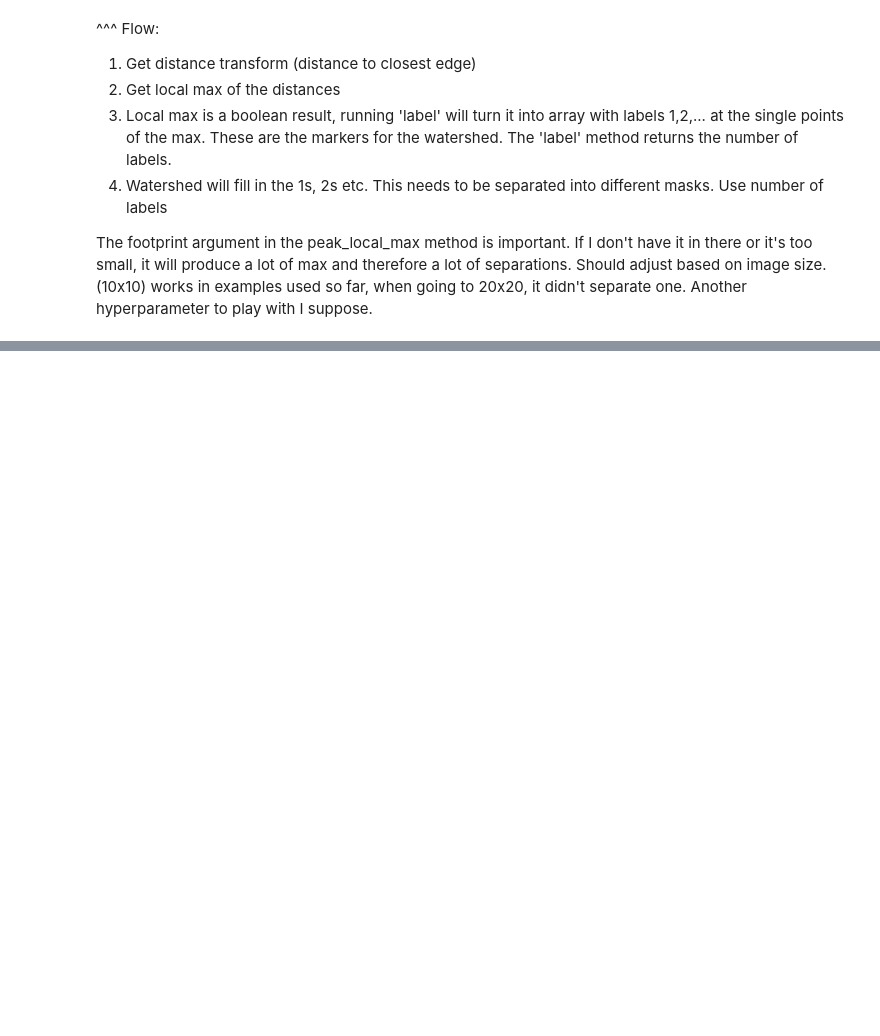
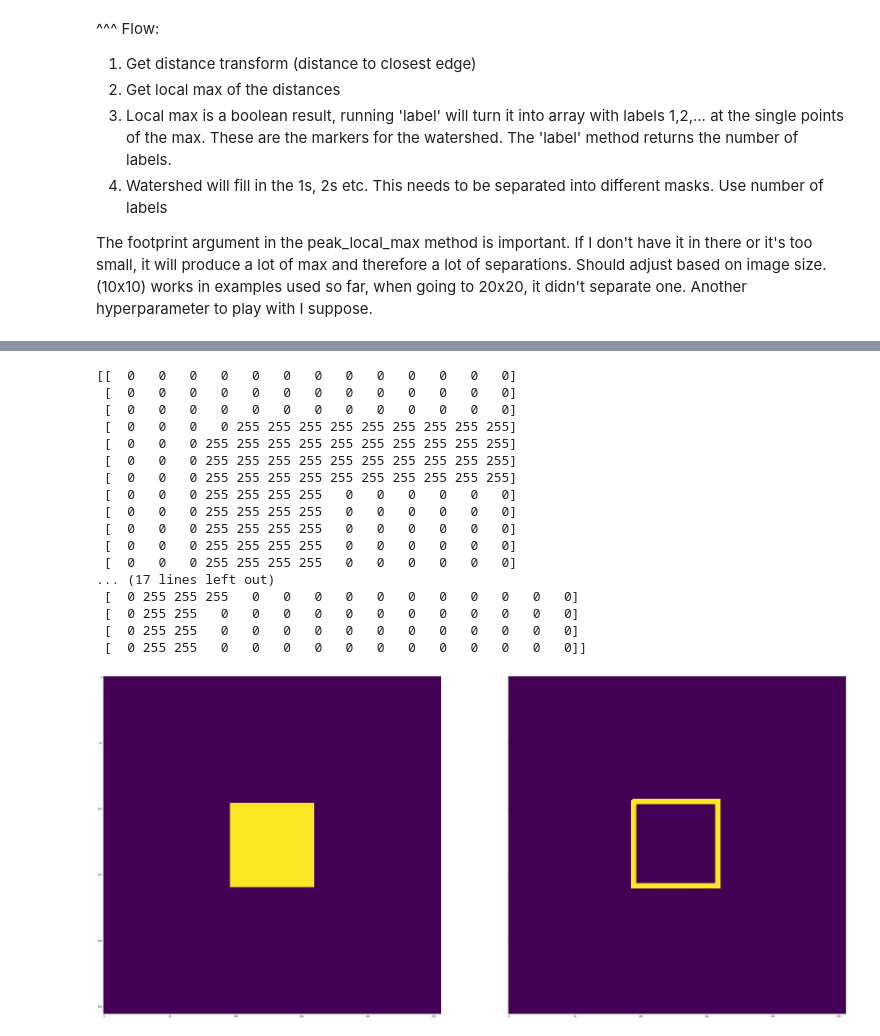
Before and after one commit to footh/nuclei, a Jupyter notebook: notebooks/image_aug_sandbox.ipynb, the cells around one changed output, grey strips where cells are left out. Cells and saved outputs as stored; diff of their text form; code cells hidden in the pictures; blank space fills up the shorter version.

Commit message:
dynamic contour size

```diff
--- a/notebooks/image_aug_sandbox.ipynb
+++ b/notebooks/image_aug_sandbox.ipynb
@@ -125,0 +158,52 @@ The footprint argument in the peak_local_max method is important. If I don't hav
+# %%
+%matplotlib inline
+import numpy as np
+import matplotlib.pyplot as plt
+from skimage import measure
+from skimage import morphology
+from PIL import Image
+
+
+x = np.zeros((256,256), dtype=np.uint8)
+x[96:160, 96:160] = 255
+
+c = np.zeros((256,256), dtype=np.uint8)
+contours = measure.find_contours(x, 0.5)
+for contour in contours:
+    contour = contour.astype(int)
+    c[contour[:, 0], contour[:, 1]] = 255
+
+sq = morphology.square(4)
+c = morphology.dilation(c, sq)
+
+fig, axes = plt.subplots(nrows=1, ncols=2, figsize=(60, 60), sharex=True, sharey=True,
+                         subplot_kw={'adjustable': 'box-forced'})
+ax = axes.ravel()
+
+ax[0].imshow(x)
+ax[1].imshow(c)
+
+print(c[90:103,90:103])
+
+src = '../train/0a7d30b252359a10fd298b638b90cb9ada3acced4e0c0e5a3692013f432ee4e9-con.png'
+imga = np.asarray(Image.open(src), dtype=np.uint8)
+print(imga[105:125,5:20])
+# %% [output]
+[[  0   0   0   0   0   0   0   0   0   0   0   0   0]
+ [  0   0   0   0   0   0   0   0   0   0   0   0   0]
+ [  0   0   0   0   0   0   0   0   0   0   0   0   0]
+ [  0   0   0   0 255 255 255 255 255 255 255 255 255]
+ [  0   0   0 255 255 255 255 255 255 255 255 255 255]
+ [  0   0   0 255 255 255 255 255 255 255 255 255 255]
+ [  0   0   0 255 255 255 255 255 255 255 255 255 255]
+ [  0   0   0 255 255 255 255   0   0   0   0   0   0]
+ [  0   0   0 255 255 255 255   0   0   0   0   0   0]
+ [  0   0   0 255 255 255 255   0   0   0   0   0   0]
+ [  0   0   0 255 255 255 255   0   0   0   0   0   0]
+ [  0   0   0 255 255 255 255   0   0   0   0   0   0]
+... (17 lines left out)
+ [  0 255 255 255   0   0   0   0   0   0   0   0   0   0   0]
+ [  0 255 255   0   0   0   0   0   0   0   0   0   0   0   0]
+ [  0 255 255   0   0   0   0   0   0   0   0   0   0   0   0]
+ [  0 255 255   0   0   0   0   0   0   0   0   0   0   0   0]]
+[figure, added]
```
Also changed, not shown: parts of 4 cells of this notebook, 2 other files.
